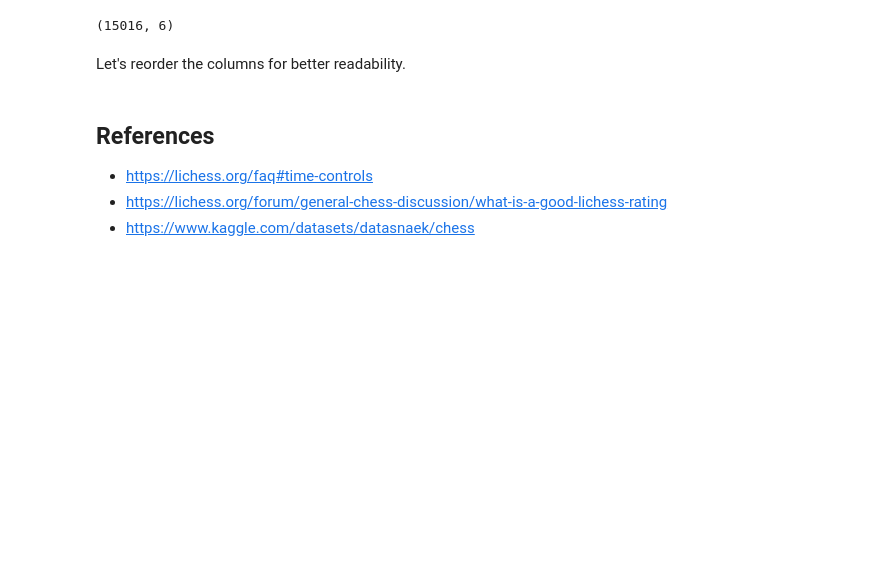
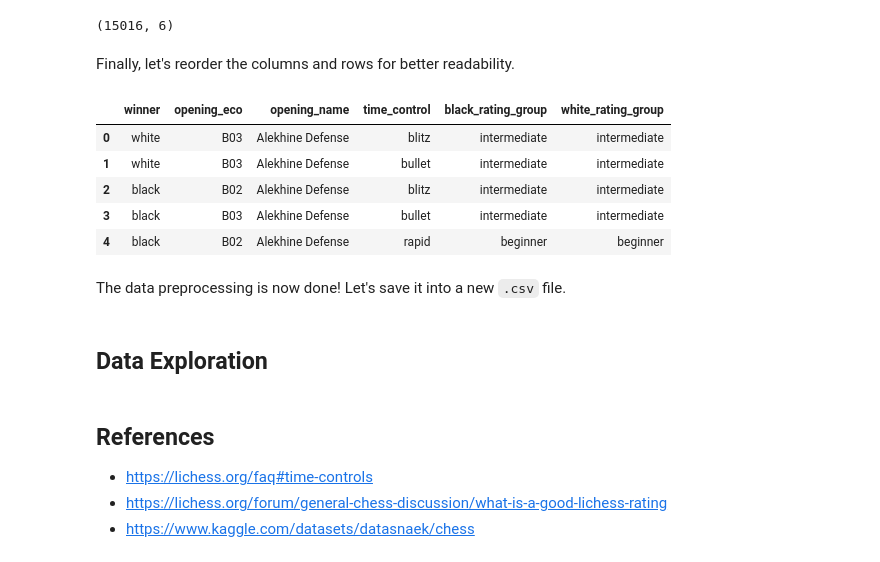
Before and after one commit to HappyPetDog/chess-opening-repertoire, a Jupyter notebook: chess-opening.ipynb, the cells around one changed output. Cells and saved outputs as stored; diff of their text form; code cells hidden in the pictures; blank space fills up the shorter version.

Commit message:
feat: finish data preprocessing

```diff
--- a/chess-opening.ipynb
+++ b/chess-opening.ipynb
@@ -188,6 +188,18 @@ df.shape
 # %% [output]
 (15016, 6)
 # %% [markdown]
-Let's reorder the columns for better readability.
+Finally, let's reorder the columns and rows for better readability.
 # %%
-df = df.reindex(columns=['winner', 'opening_eco', 'opening_name', 'time_control', ])
+df = df.reindex(columns=['winner', 'opening_eco', 'opening_name', 'time_control', 'black_rating_group', 'white_rating_group'])
+df.sort_values('opening_name', inplace=True)
+df.reset_index(drop=True, inplace=True)
+df.head()
+# %% [output]
+|  | winner | opening_eco | opening_name | time_control | black_rating_group | white_rating_group |
+| 0 | white | B03 | Alekhine Defense | blitz | intermediate | intermediate |
+| 1 | white | B03 | Alekhine Defense | bullet | intermediate | intermediate |
+| 2 | black | B02 | Alekhine Defense | blitz | intermediate | intermediate |
+| 3 | black | B03 | Alekhine Defense | bullet | intermediate | intermediate |
+| 4 | black | B02 | Alekhine Defense | rapid | beginner | beginner |
+# %% [markdown]
+The data preprocessing is now done! Let's save it into a new `.csv` file.
@@ -194,3 +208,5 @@ df = df.reindex(columns=['winner', 'opening_eco', 'opening_name', 'time_control'
+# %% [markdown]
+## **Data Exploration**
 # %% [markdown]
 ## **References**
 * https://lichess.org/faq#time-controls
```
Also changed, not shown: parts of 1 cell of this notebook, 1 other file.
